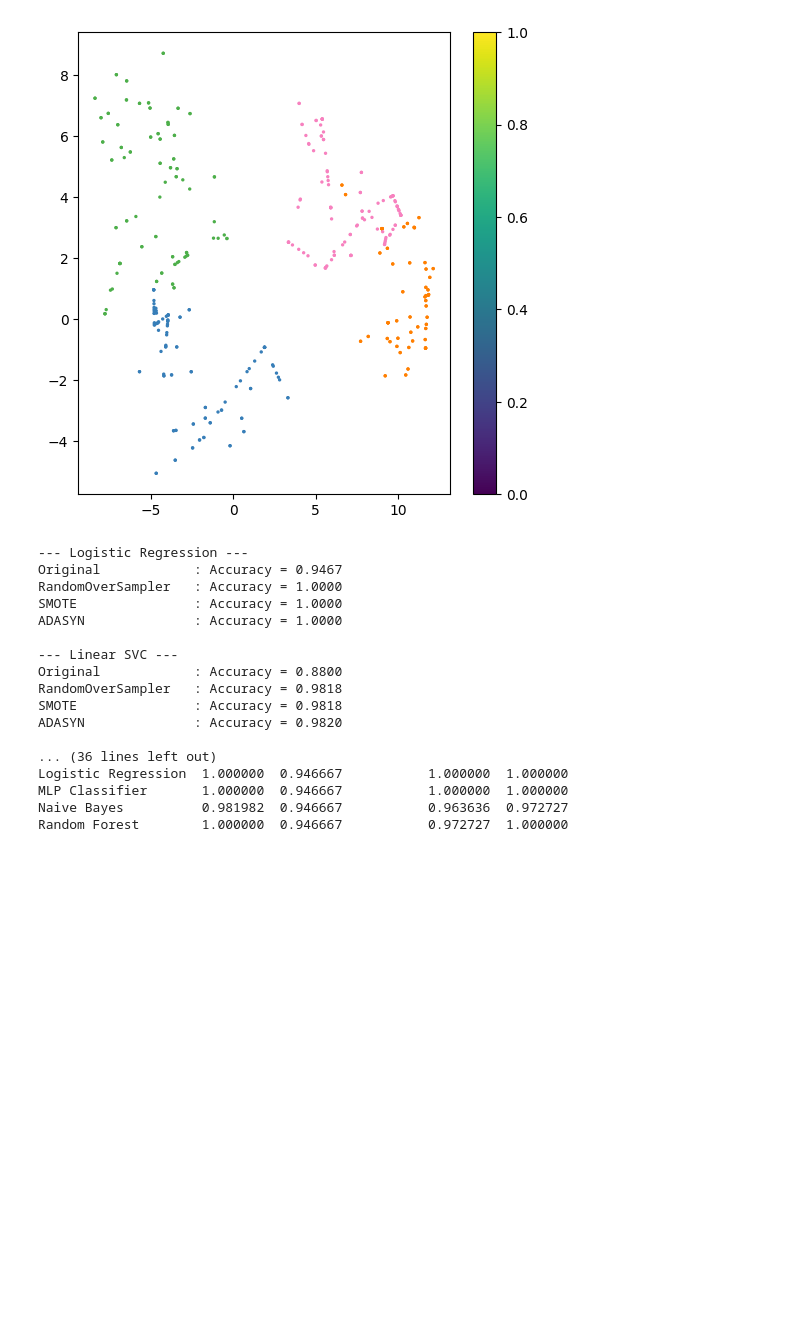
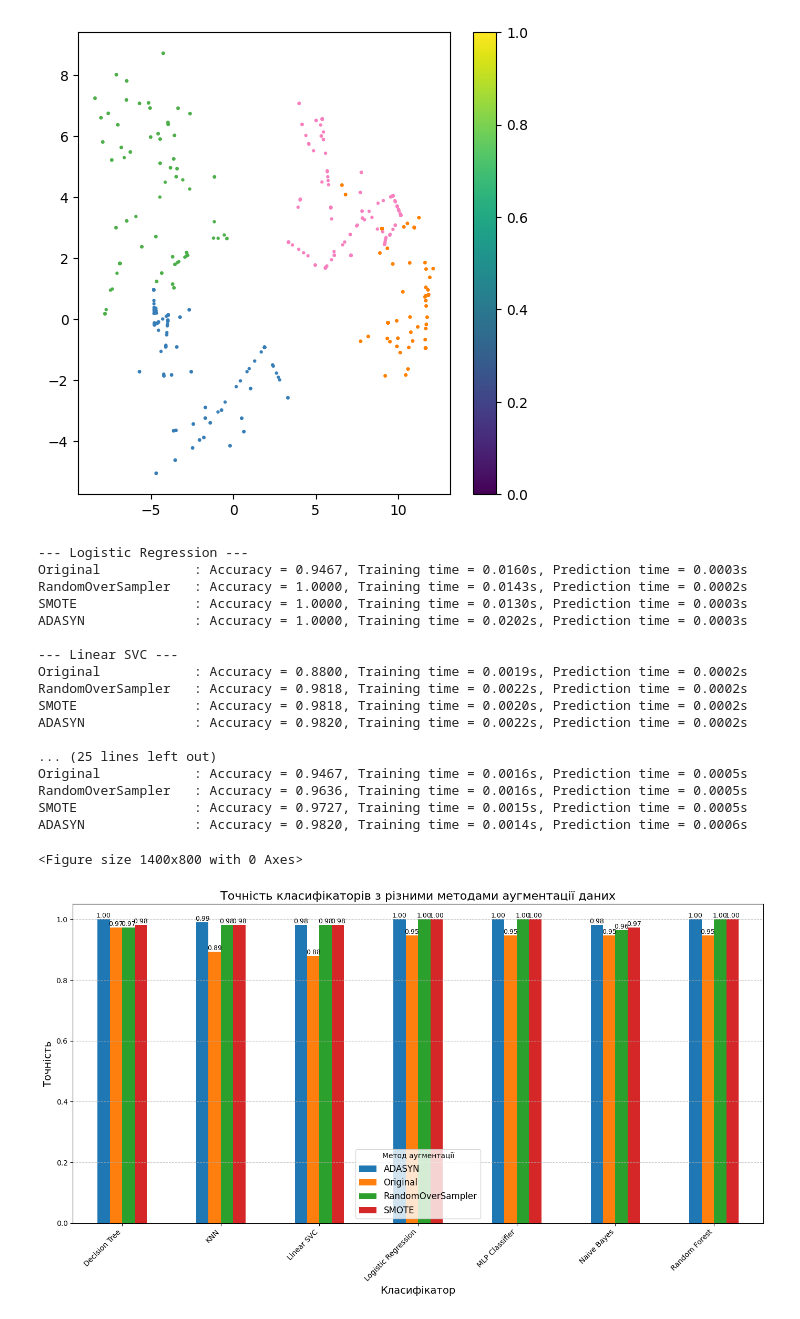
Before and after one commit to JustSerhii/gestures-lab3, a Jupyter notebook: lab3.ipynb, the cells around one changed output. Saved outputs shown, nothing was run; the diff lists cells and outputs as text; code cells hidden in the pictures; blank space fills up the shorter version.

```diff
--- a/lab3.ipynb
+++ b/lab3.ipynb
@@ -584,50 +584,78 @@ classifiers = [
     ("Random Forest", RandomForestClassifier(n_estimators=100)),
     ("KNN", KNeighborsClassifier(n_neighbors=5)),
     ("Decision Tree", DecisionTreeClassifier()),
     ("MLP Classifier", MLPClassifier(max_iter=1000)),
     ("Naive Bayes", GaussianNB())
 ]
 
 datasets = [
     ("Original", X_embedded, y_pred),
     ("RandomOverSampler", X_resampled, y_resampled),
     ("SMOTE", X_resampled2, y_resampled2),
     ("ADASYN", X_resampled3, y_resampled3)
 ]
 
-# Оцінка всіх комбінацій
+# Оцінка всіх комбінацій з вимірюванням часу
 results = []
+timing_results = []
+
+import time
+import matplotlib.pyplot as plt
+import numpy as np
 
 for clf_name, clf in classifiers:
     print(f"\n--- {clf_name} ---")
     for ds_name, X, y in datasets:
         X_train, X_val, y_train, y_val = train_test_split(X, y, test_size=0.25, random_state=42)
+
+        start_time = time.time()
         clf.fit(X_train, y_train)
+        training_time = time.time() - start_time
+
+        start_time = time.time()
         y_pred_val = clf.predict(X_val)
+        prediction_time = time.time() - start_time
+
         acc = accuracy_score(y_val, y_pred_val)
+
         results.append((clf_name, ds_name, acc))
-        print(f"{ds_name:20s}: Accuracy = {acc:.4f}")
+        timing_results.append((clf_name, ds_name, training_time, prediction_time))
 
-# Зведена таблиця результатів
-import pandas as pd
-results_df = pd.DataFrame(results, columns=["Classifier", "Dataset", "Accuracy"])
-print("\n===== Підсумкова таблиця точності =====")
-print(results_df.pivot(index="Classifier", columns="Dataset", values="Accuracy"))
+        print(f"{ds_name:20s}: Accuracy = {acc:.4f}, Training time = {training_time:.4f}s, Prediction time = {prediction_time:.4f}s")
+
+# Графік точності по класифікаторах та наборах даних
+plt.figure(figsize=(14, 8))
+ax = accuracy_pivot.plot(kind='bar', figsize=(14, 8))
+plt.title('Точність класифікаторів з різними методами аугментації даних', fontsize=16)
+plt.xlabel('Класифікатор', fontsize=14)
+plt.ylabel('Точність', fontsize=14)
+plt.xticks(rotation=45, ha='right')
+plt.grid(axis='y', linestyle='--', alpha=0.7)
+plt.legend(title='Метод аугментації', fontsize=12)
+plt.tight_layout()
+
+for container in ax.containers:
+    ax.bar_label(container, fmt='%.2f', fontsize=9)
+
+plt.savefig('accuracy_comparison.png')
+plt.show()
 # %% [output]
 --- Logistic Regression ---
-Original            : Accuracy = 0.9467
-RandomOverSampler   : Accuracy = 1.0000
-SMOTE               : Accuracy = 1.0000
-ADASYN              : Accuracy = 1.0000
+Original            : Accuracy = 0.9467, Training time = 0.0160s, Prediction time = 0.0003s
+RandomOverSampler   : Accuracy = 1.0000, Training time = 0.0143s, Prediction time = 0.0002s
+SMOTE               : Accuracy = 1.0000, Training time = 0.0130s, Prediction time = 0.0003s
+ADASYN              : Accuracy = 1.0000, Training time = 0.0202s, Prediction time = 0.0003s
 
 --- Linear SVC ---
-Original            : Accuracy = 0.8800
-RandomOverSampler   : Accuracy = 0.9818
-SMOTE               : Accuracy = 0.9818
-ADASYN              : Accuracy = 0.9820
+Original            : Accuracy = 0.8800, Training time = 0.0019s, Prediction time = 0.0002s
+RandomOverSampler   : Accuracy = 0.9818, Training time = 0.0022s, Prediction time = 0.0002s
+SMOTE               : Accuracy = 0.9818, Training time = 0.0020s, Prediction time = 0.0002s
+ADASYN              : Accuracy = 0.9820, Training time = 0.0022s, Prediction time = 0.0002s
 
-... (36 lines left out)
-Logistic Regression  1.000000  0.946667           1.000000  1.000000
-MLP Classifier       1.000000  0.946667           1.000000  1.000000
-Naive Bayes          0.981982  0.946667           0.963636  0.972727
-Random Forest        1.000000  0.946667           0.972727  1.000000
+... (25 lines left out)
+Original            : Accuracy = 0.9467, Training time = 0.0016s, Prediction time = 0.0005s
+RandomOverSampler   : Accuracy = 0.9636, Training time = 0.0016s, Prediction time = 0.0005s
+SMOTE               : Accuracy = 0.9727, Training time = 0.0015s, Prediction time = 0.0005s
+ADASYN              : Accuracy = 0.9820, Training time = 0.0014s, Prediction time = 0.0006s
+<Figure size 1400x800 with 0 Axes>
+[figure, added]
```
